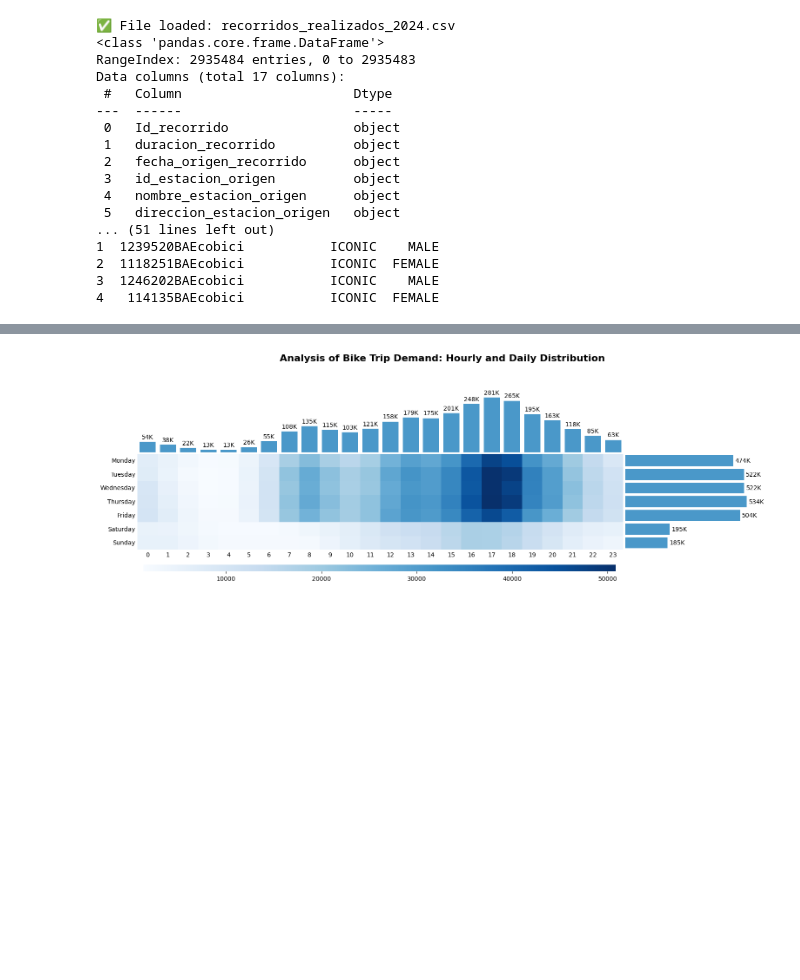
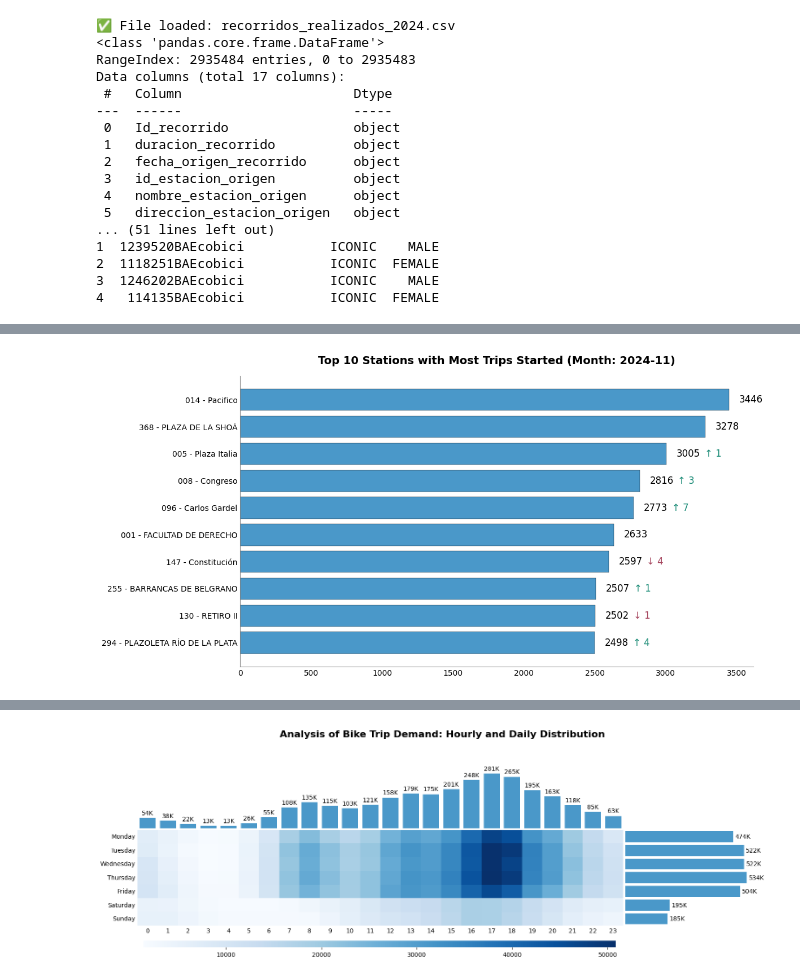
Before and after one commit to eferrario/bike-analytics, a Jupyter notebook: bikeanalytics.ipynb, the cells around one changed output, grey strips where cells are left out. Saved outputs shown, nothing was run; the diff lists cells and outputs as text; code cells hidden in the pictures; blank space fills up the shorter version.

```diff
--- a/bikeanalytics.ipynb
+++ b/bikeanalytics.ipynb
@@ -97,0 +156,94 @@ Data columns (total 17 columns):
+# %%
+# Convert the start date column to datetime format
+df_trips['fecha_origen_recorrido'] = pd.to_datetime(df_trips['fecha_origen_recorrido'])
+
+# Use the maximum date in the dataset as the reference (data is from 2024)
+reference_date = df_trips['fecha_origen_recorrido'].max()
+ref_year = reference_date.year
+ref_month = reference_date.month
+
+# Filter trips for the current month (the month of the reference date)
+df_current = df_trips[(df_trips['fecha_origen_recorrido'].dt.year == ref_year) &
+                      (df_trips['fecha_origen_recorrido'].dt.month == ref_month)]
+
+# Count the number of trips started per station for the current month
+current_counts = df_current['nombre_estacion_origen'].value_counts().reset_index()
+current_counts.columns = ['Station', 'Trips Started']
+# Calculate the current rank (1 = highest number of trips)
+current_counts['Current Rank'] = current_counts['Trips Started'].rank(method='min', ascending=False).astype(int)
+
+# Determine the previous month relative to the reference date
+if ref_month == 1:
+    prev_year = ref_year - 1
+    prev_month = 12
+else:
+    prev_year = ref_year
+    prev_month = ref_month - 1
+
+# Filter trips for the previous month
+df_prev = df_trips[(df_trips['fecha_origen_recorrido'].dt.year == prev_year) &
+                   (df_trips['fecha_origen_recorrido'].dt.month == prev_month)]
+
+# Count the number of trips started per station for the previous month
+prev_counts = df_prev['nombre_estacion_origen'].value_counts().reset_index()
+prev_counts.columns = ['Station', 'Trips Started']
+# Calculate the previous rank (1 = highest)
+prev_counts['Previous Rank'] = prev_counts['Trips Started'].rank(method='min', ascending=False).astype(int)
+
+# Merge current and previous counts to align rankings by station
+merged_counts = pd.merge(current_counts, prev_counts[['Station', 'Previous Rank']], on='Station', how='left')
+
+# Calculate the rank change: (Previous Rank - Current Rank)
+merged_counts['Rank Change'] = merged_counts['Previous Rank'] - merged_counts['Current Rank']
+
+# Select the top 10 stations based on current month trips and sort them in descending order
+top10 = merged_counts.sort_values(by='Trips Started', ascending=False).head(10)
+# Sort for horizontal bar chart (so that the highest value appears at the top)
+top10_plot = top10.sort_values(by="Trips Started", ascending=True)
+
+# Create the horizontal bar chart
+plt.figure(figsize=(12, 6))
+plt.barh(top10_plot["Station"], top10_plot["Trips Started"], color="#4A98C9", edgecolor="black", linewidth=0.25)
+# (Axis titles are removed)
+plt.title("Top 10 Stations with Most Trips Started (Month: {}-{})".format(ref_year, ref_month),
+          fontsize=14, fontweight="bold", pad=15, color="black")
+
+# Customize axis lines: set bottom and left spines to gray
+ax = plt.gca()
+ax.spines["bottom"].set_color("gray")
+ax.spines["left"].set_color("gray")
+# Configure tick labels and tick lines
+ax.tick_params(axis="x", colors="black", direction="out", length=0, width=1, grid_color="gray")
+ax.tick_params(axis="y", colors="black", direction="out", length=0, width=1, grid_color="gray")
+# Remove top and right spines for a cleaner look
+ax.spines["top"].set_visible(False)
+ax.spines["right"].set_visible(False)
+
+# Annotation offsets (adjusted to avoid overlap)
+base_offset = 70   # offset for the trips count (in black)
+arrow_offset = 100  # additional offset for the arrow annotation
+
+# Loop through the rows using enumerate for proper y-positioning
+for i, (_, row) in enumerate(top10_plot.iterrows()):
+    trips_val = row["Trips Started"]
+    # Build the base label showing the trips count in black (without the pipe)
+    base_label = f"{trips_val}"
+    arrow_label = ""
+    # Check for rank change; if nonzero, create arrow label
+    if pd.notna(row['Rank Change']) and row['Rank Change'] != 0:
+        if row['Rank Change'] > 0:
+            arrow_label = f"↑ {int(row['Rank Change'])}"
+            arrow_color = "#1B8C77"  # green
+        else:
+            arrow_label = f"↓ {abs(int(row['Rank Change']))}"
+            arrow_color = "#A6465F"  # red
+    # Place the base label in black
+    plt.text(trips_val + base_offset, i, base_label, fontsize=12, verticalalignment="center", color="black")
+    # If an arrow label exists, place it further to the right with its designated color
+    if arrow_label:
+        plt.text(trips_val + base_offset + arrow_offset + 100, i, arrow_label, fontsize=12, verticalalignment="center", color=arrow_color)
+
+plt.tight_layout()
+plt.show()
+# %% [output]
+[figure, added]
```
Also changed, not shown: parts of 35 cells of this notebook.
